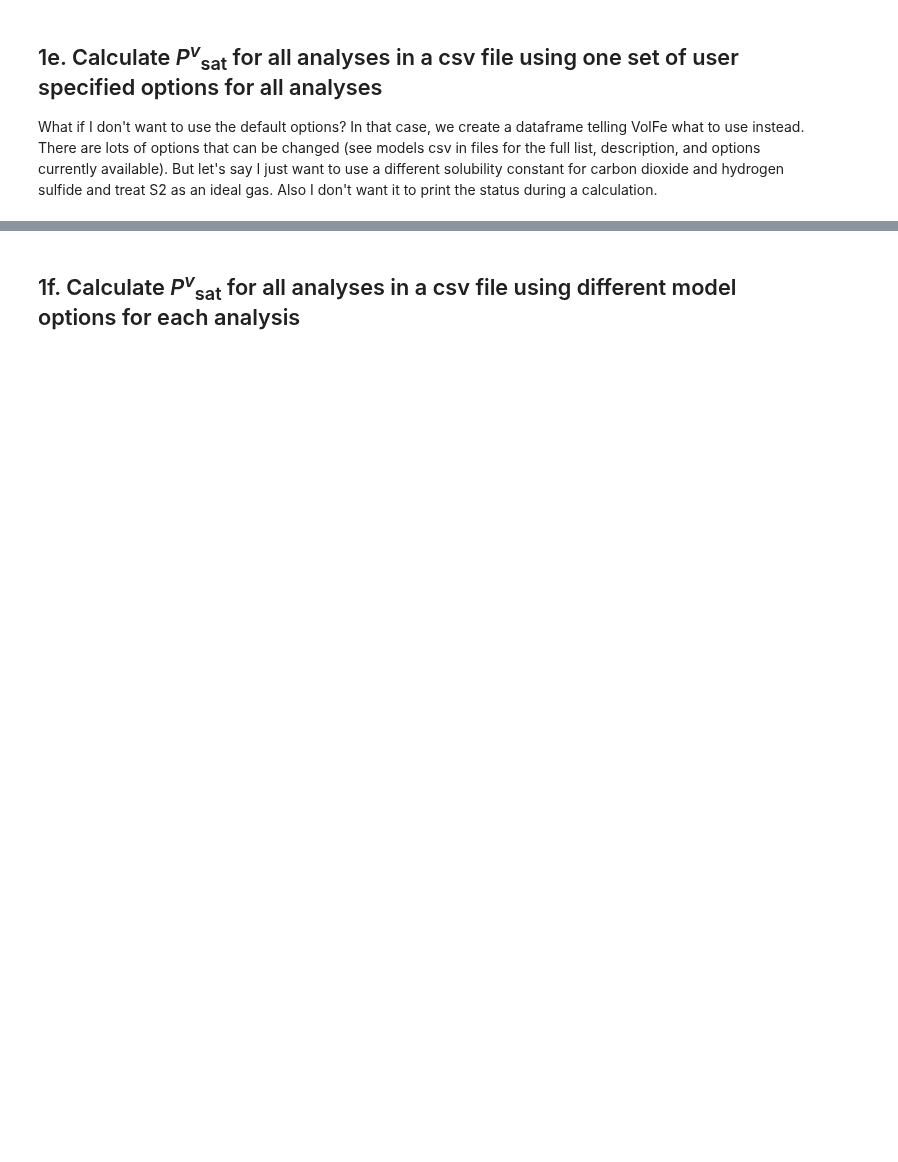
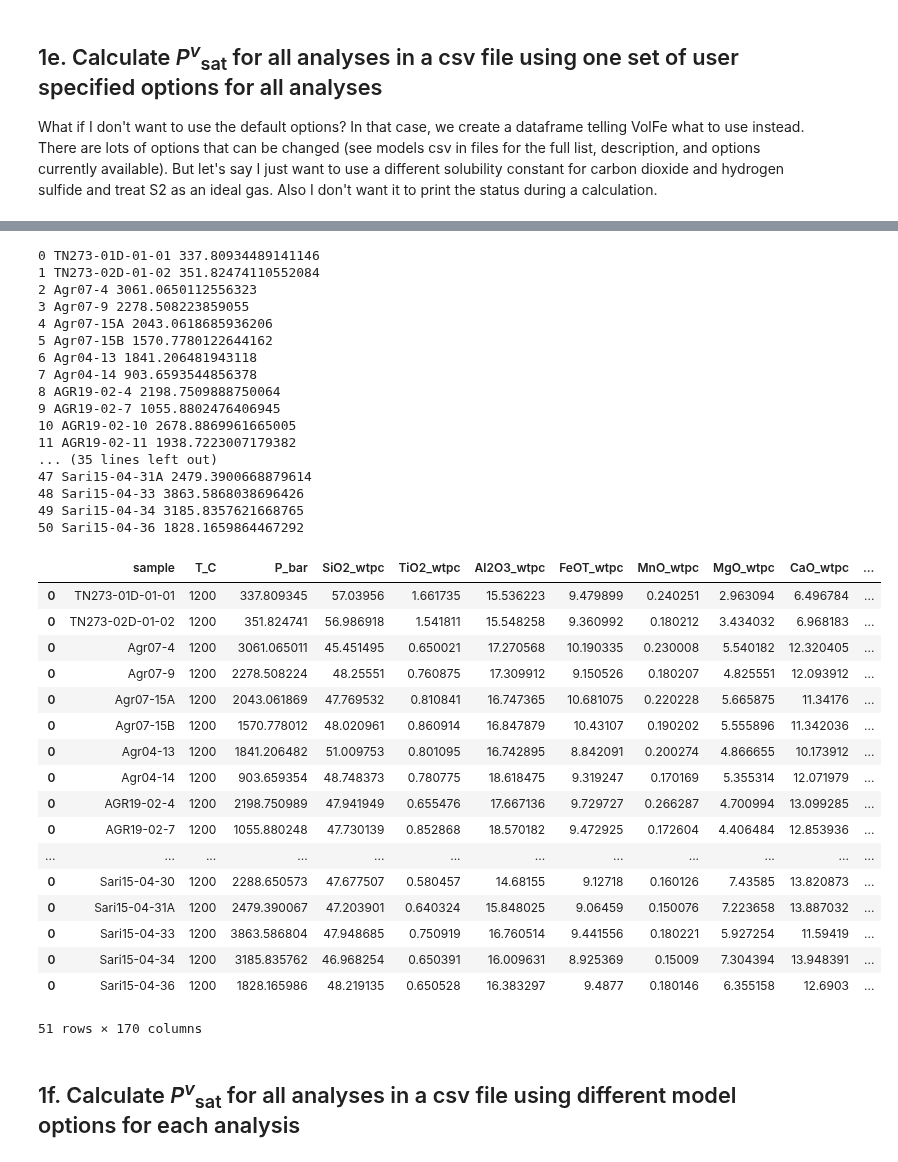
Before and after one commit to eryhughes/VolFe, a Jupyter notebook: docs/Examples/pvsat.ipynb, the cells around one changed output, grey strips where cells are left out. Cells and saved outputs as stored; diff of their text form; code cells hidden in the pictures; blank space fills up the shorter version.

```diff
--- a/docs/Examples/pvsat.ipynb
+++ b/docs/Examples/pvsat.ipynb
@@ -137,2 +276,41 @@ One option is to load a csv with the model options listed in it (see the example
+# %%
+my_models = pd.read_csv("../files/models.csv", index_col = [0])
+vf.calc_Pvsat(my_analyses,models=my_models)
+# %% [output]
+0 TN273-01D-01-01 337.80934489141146
+1 TN273-02D-01-02 351.82474110552084
+2 Agr07-4 3061.0650112556323
+3 Agr07-9 2278.508223859055
+4 Agr07-15A 2043.0618685936206
+5 Agr07-15B 1570.7780122644162
+6 Agr04-13 1841.206481943118
+7 Agr04-14 903.6593544856378
+8 AGR19-02-4 2198.7509888750064
+9 AGR19-02-7 1055.8802476406945
+10 AGR19-02-10 2678.8869961665005
+11 AGR19-02-11 1938.7223007179382
+... (35 lines left out)
+47 Sari15-04-31A 2479.3900668879614
+48 Sari15-04-33 3863.5868038696426
+49 Sari15-04-34 3185.8357621668765
+50 Sari15-04-36 1828.1659864467292
+|  | sample | T_C | P_bar | SiO2_wtpc | TiO2_wtpc | Al2O3_wtpc | FeOT_wtpc | MnO_wtpc | MgO_wtpc | CaO_wtpc | ... |
+| 0 | TN273-01D-01-01 | 1200 | 337.809345 | 57.03956 | 1.661735 | 15.536223 | 9.479899 | 0.240251 | 2.963094 | 6.496784 | ... |
+| 0 | TN273-02D-01-02 | 1200 | 351.824741 | 56.986918 | 1.541811 | 15.548258 | 9.360992 | 0.180212 | 3.434032 | 6.968183 | ... |
+| 0 | Agr07-4 | 1200 | 3061.065011 | 45.451495 | 0.650021 | 17.270568 | 10.190335 | 0.230008 | 5.540182 | 12.320405 | ... |
+| 0 | Agr07-9 | 1200 | 2278.508224 | 48.25551 | 0.760875 | 17.309912 | 9.150526 | 0.180207 | 4.825551 | 12.093912 | ... |
+| 0 | Agr07-15A | 1200 | 2043.061869 | 47.769532 | 0.810841 | 16.747365 | 10.681075 | 0.220228 | 5.665875 | 11.34176 | ... |
+| 0 | Agr07-15B | 1200 | 1570.778012 | 48.020961 | 0.860914 | 16.847879 | 10.43107 | 0.190202 | 5.555896 | 11.342036 | ... |
+| 0 | Agr04-13 | 1200 | 1841.206482 | 51.009753 | 0.801095 | 16.742895 | 8.842091 | 0.200274 | 4.866655 | 10.173912 | ... |
+| 0 | Agr04-14 | 1200 | 903.659354 | 48.748373 | 0.780775 | 18.618475 | 9.319247 | 0.170169 | 5.355314 | 12.071979 | ... |
+| 0 | AGR19-02-4 | 1200 | 2198.750989 | 47.941949 | 0.655476 | 17.667136 | 9.729727 | 0.266287 | 4.700994 | 13.099285 | ... |
+| 0 | AGR19-02-7 | 1200 | 1055.880248 | 47.730139 | 0.852868 | 18.570182 | 9.472925 | 0.172604 | 4.406484 | 12.853936 | ... |
+| ... | ... | ... | ... | ... | ... | ... | ... | ... | ... | ... | ... |
+| 0 | Sari15-04-30 | 1200 | 2288.650573 | 47.677507 | 0.580457 | 14.68155 | 9.12718 | 0.160126 | 7.43585 | 13.820873 | ... |
+| 0 | Sari15-04-31A | 1200 | 2479.390067 | 47.203901 | 0.640324 | 15.848025 | 9.06459 | 0.150076 | 7.223658 | 13.887032 | ... |
+| 0 | Sari15-04-33 | 1200 | 3863.586804 | 47.948685 | 0.750919 | 16.760514 | 9.441556 | 0.180221 | 5.927254 | 11.59419 | ... |
+| 0 | Sari15-04-34 | 1200 | 3185.835762 | 46.968254 | 0.650391 | 16.009631 | 8.925369 | 0.15009 | 7.304394 | 13.948391 | ... |
+| 0 | Sari15-04-36 | 1200 | 1828.165986 | 48.219135 | 0.650528 | 16.383297 | 9.4877 | 0.180146 | 6.355158 | 12.6903 | ... |
+51 rows × 170 columns
 # %% [markdown]
 ## 1f. Calculate <i>P<sup>v</sup></i><sub>sat</sub> for  all analyses in a csv file using different model options for each analysis
```
Also changed, not shown: parts of 10 cells of this notebook, 1 other file.
